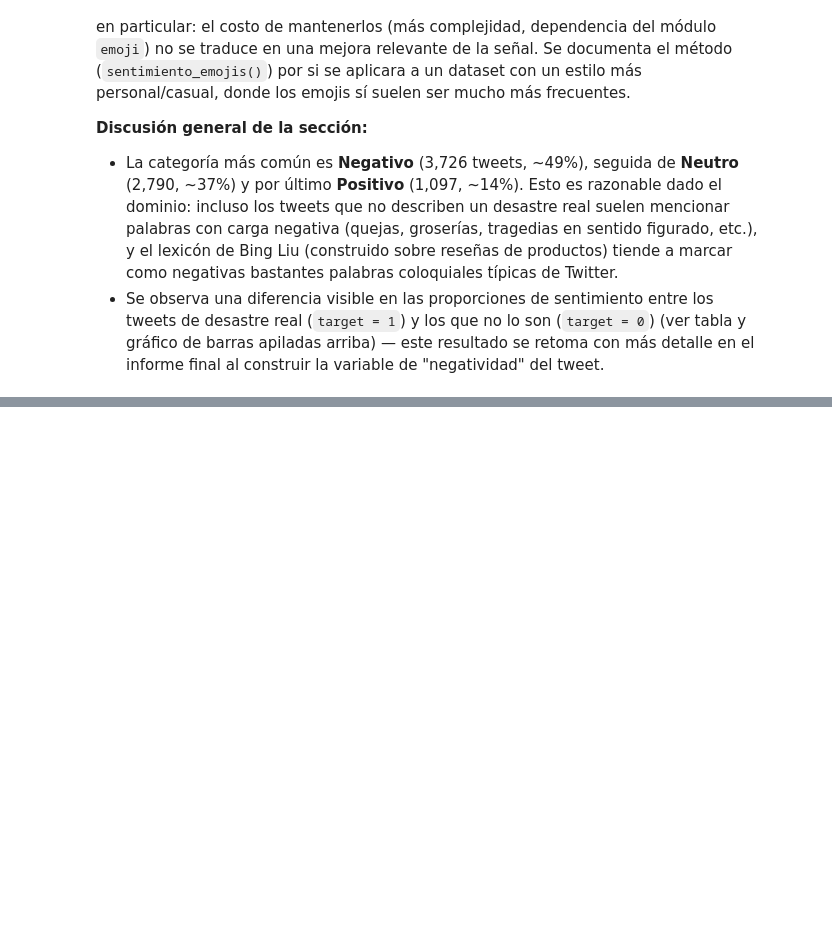
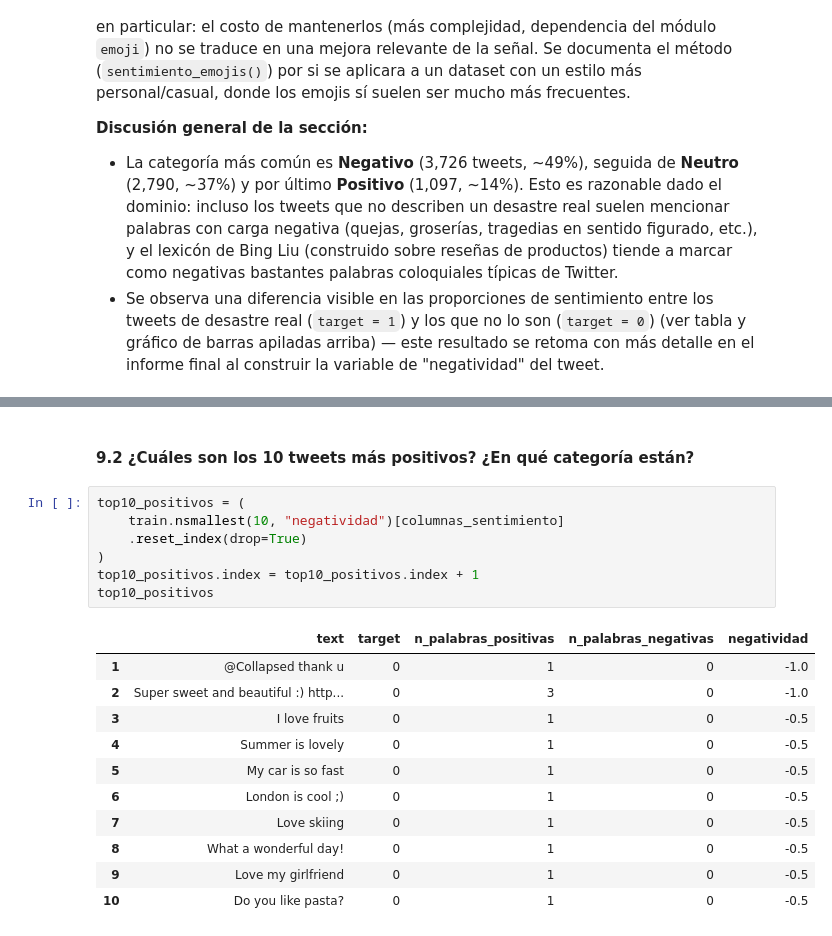
Before and after one commit to rocha30/mineria_txt_anlss_sntmnts, a Jupyter notebook: EDA.ipynb, the cells around one changed output, grey strips where cells are left out. Saved outputs shown, nothing was run; the diff lists cells and outputs as text; blank space fills up the shorter version.

```diff
--- a/EDA.ipynb
+++ b/EDA.ipynb
@@ -1359,0 +1428,21 @@ De esos, tweets donde el emoji aporta carga positiva/negativa detectable: 0
+# %% [markdown]
+#### 9.2 ¿Cuáles son los 10 tweets más positivos? ¿En qué categoría están?
+# %%
+top10_positivos = (
+    train.nsmallest(10, "negatividad")[columnas_sentimiento]
+    .reset_index(drop=True)
+)
+top10_positivos.index = top10_positivos.index + 1
+top10_positivos
+# %% [output]
+|  | text | target | n_palabras_positivas | n_palabras_negativas | negatividad |
+| 1 | @Collapsed thank u | 0 | 1 | 0 | -1.0 |
+| 2 | Super sweet and beautiful :) http... | 0 | 3 | 0 | -1.0 |
+| 3 | I love fruits | 0 | 1 | 0 | -0.5 |
+| 4 | Summer is lovely | 0 | 1 | 0 | -0.5 |
+| 5 | My car is so fast | 0 | 1 | 0 | -0.5 |
+| 6 | London is cool ;) | 0 | 1 | 0 | -0.5 |
+| 7 | Love skiing | 0 | 1 | 0 | -0.5 |
+| 8 | What a wonderful day! | 0 | 1 | 0 | -0.5 |
+| 9 | Love my girlfriend | 0 | 1 | 0 | -0.5 |
+| 10 | Do you like pasta? | 0 | 1 | 0 | -0.5 |
```
Also changed, not shown: parts of 19 cells of this notebook.
